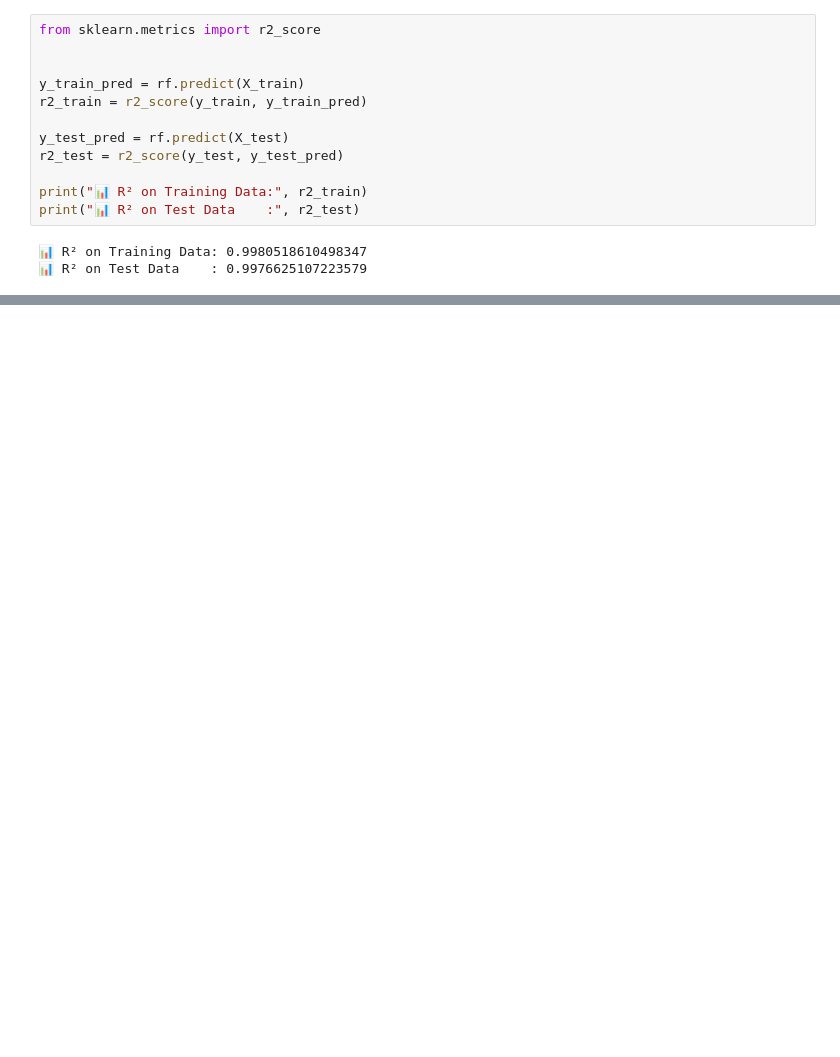
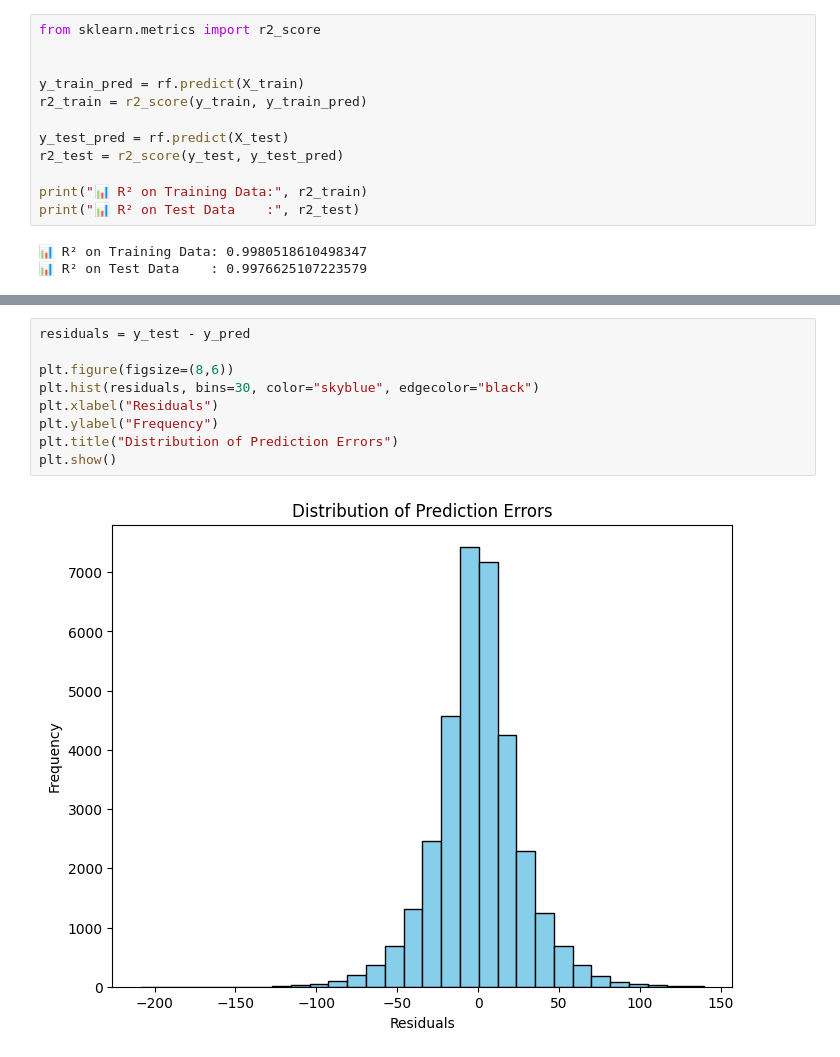
Before and after one commit to Shaan6076/dynamic-pricing, a Jupyter notebook: dynamic_pricing.ipynb, the cells around one changed output, grey strips where cells are left out. Saved outputs shown, nothing was run; the diff lists cells and outputs as text; blank space fills up the shorter version.

```diff
--- a/dynamic_pricing.ipynb
+++ b/dynamic_pricing.ipynb
@@ -472,0 +426,11 @@ print("📊 R² on Test Data    :", r2_test)
+# %%
+residuals = y_test - y_pred
+
+plt.figure(figsize=(8,6))
+plt.hist(residuals, bins=30, color="skyblue", edgecolor="black")
+plt.xlabel("Residuals")
+plt.ylabel("Frequency")
+plt.title("Distribution of Prediction Errors")
+plt.show()
+# %% [output]
+[figure, added]
```
Also changed, not shown: parts of 6 cells of this notebook.
